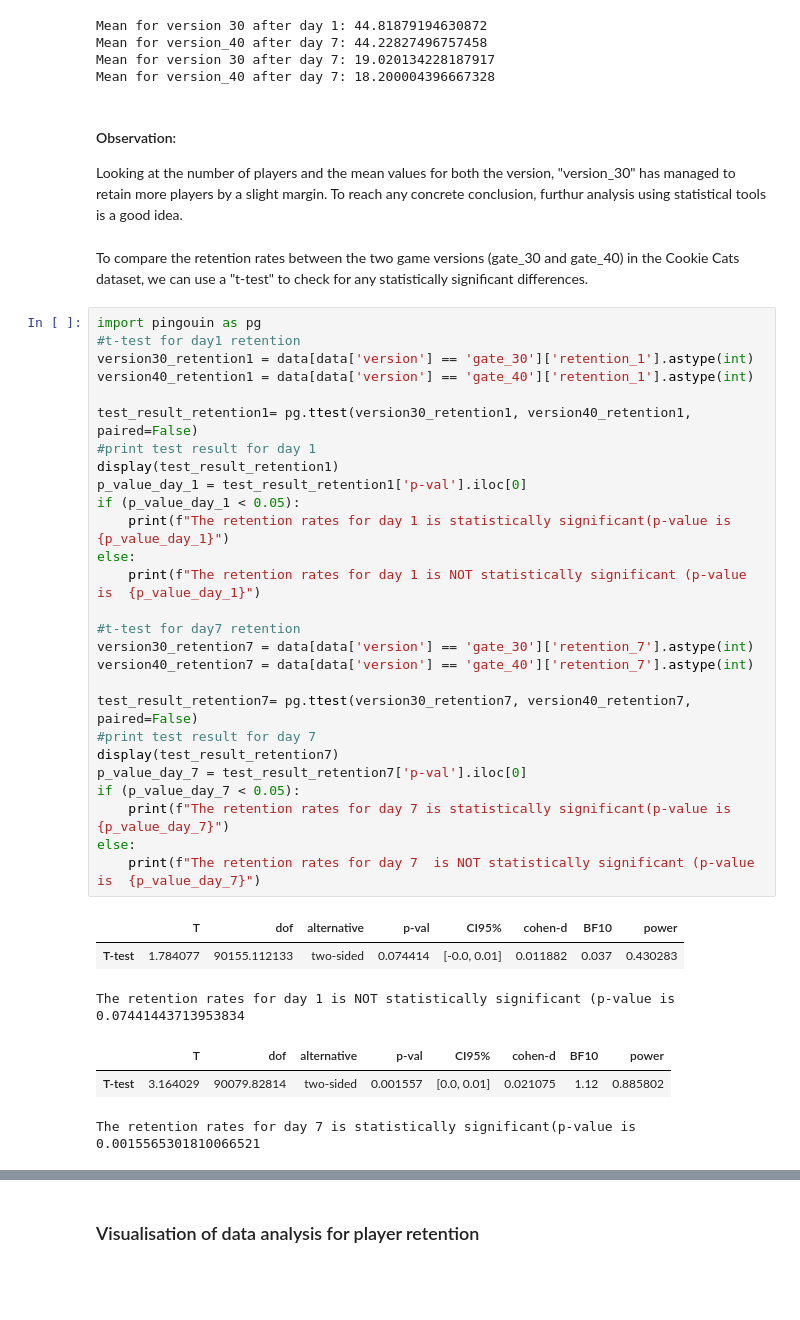
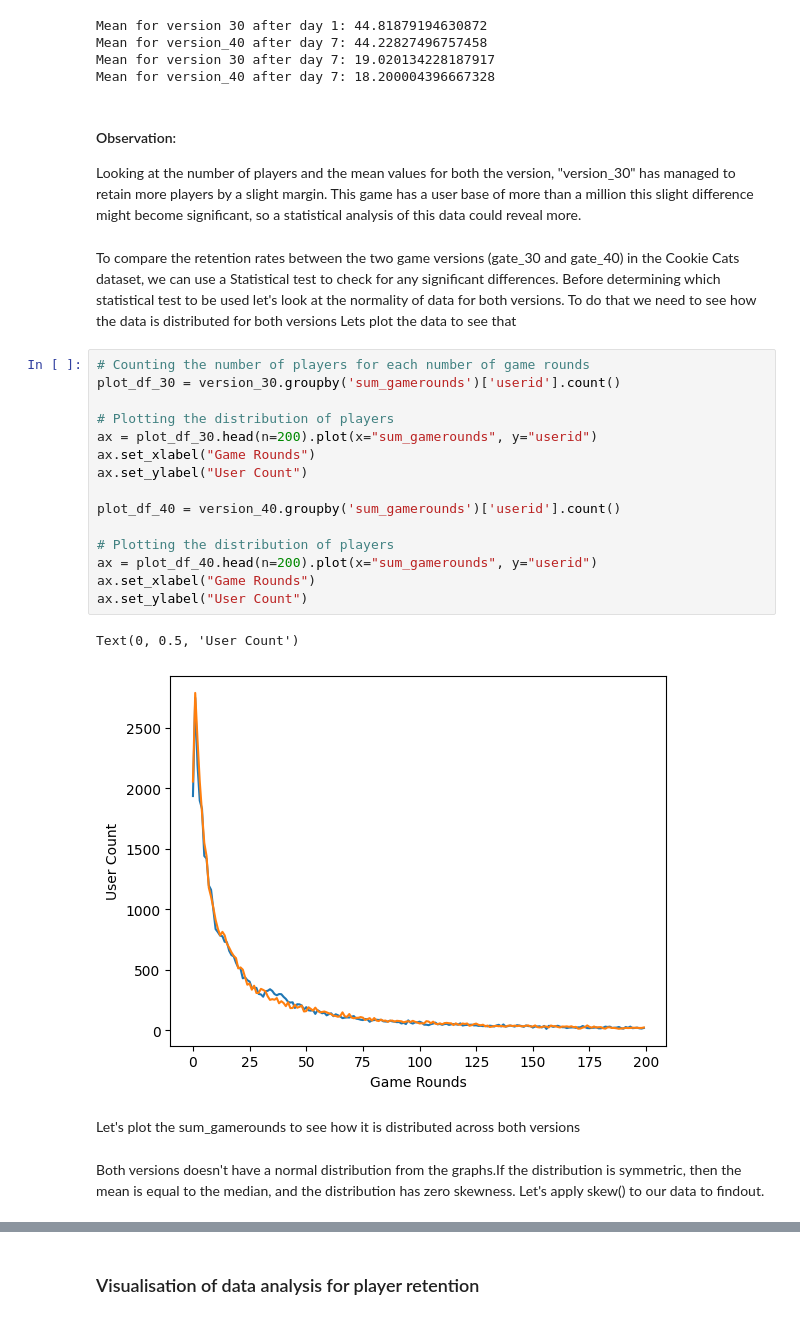
Before and after one commit to Skrishnaanjali/Cookie_cats_dataanalysis, a Jupyter notebook: Data_Analysis_cookiecats_final_draft.ipynb, the cells around one changed output, grey strips where cells are left out. Drawn from its saved outputs; the diff is of its cells as text; blank space fills up the shorter version.

Commit message:
1. Applied skew() method to data, plotted qq plot, did normality test 2.Added non parametric test 3.

```diff
--- a/Data_Analysis_cookiecats_final_draft.ipynb
+++ b/Data_Analysis_cookiecats_final_draft.ipynb
@@ -184,40 +184,31 @@ Mean for version 30 after day 7: 19.020134228187917
 Mean for version_40 after day 7: 18.200004396667328
 # %% [markdown]
 #### Observation:
-Looking at the number of players and the mean values for both the version, "version_30" has managed to retain more players by a slight margin. To reach any concrete conclusion, furthur analysis using statistical tools is a good idea.
+Looking at the number of players and the mean values for both the version, "version_30" has managed to retain more players by a slight margin. This game has a user base of more than a million this slight difference might become significant, so a statistical analysis of this data could reveal more.
 # %% [markdown]
-To compare the retention rates between the two game versions (gate_30 and gate_40) in the Cookie Cats dataset, we can use a "t-test" to check for any statistically significant differences.
+To compare the retention rates between the two game versions (gate_30 and gate_40) in the Cookie Cats dataset, we can use a Statistical test to  check for any  significant differences.
+Before determining which statistical test to be used let's look at the normality of data for both versions.
+To do that we need to see how the data is distributed for both versions
+Lets plot the data to see that
-# %%
-import pingouin as pg
-#t-test for day1 retention
-version30_retention1 = data[data['version'] == 'gate_30']['retention_1'].astype(int)
-version40_retention1 = data[data['version'] == 'gate_40']['retention_1'].astype(int)
-
-test_result_retention1= pg.ttest(version30_retention1, version40_retention1, paired=False)
-#print test result for day 1
-display(test_result_retention1)
-p_value_day_1 = test_result_retention1['p-val'].iloc[0]
-if (p_value_day_1 < 0.05):
-    print(f"The retention rates for day 1 is statistically significant(p-value is {p_value_day_1}")
-else:
-    print(f"The retention rates for day 1 is NOT statistically significant (p-value is  {p_value_day_1}")
-
-#t-test for day7 retention
-version30_retention7 = data[data['version'] == 'gate_30']['retention_7'].astype(int)
-version40_retention7 = data[data['version'] == 'gate_40']['retention_7'].astype(int)
-
-test_result_retention7= pg.ttest(version30_retention7, version40_retention7, paired=False)
-#print test result for day 7
-display(test_result_retention7)
-p_value_day_7 = test_result_retention7['p-val'].iloc[0]
-if (p_value_day_7 < 0.05):
-    print(f"The retention rates for day 7 is statistically significant(p-value is {p_value_day_7}")
-else:
-    print(f"The retention rates for day 7  is NOT statistically significant (p-value is  {p_value_day_7}")
-# %% [output]
-|  | T | dof | alternative | p-val | CI95% | cohen-d | BF10 | power |
-| T-test | 1.784077 | 90155.112133 | two-sided | 0.074414 | [-0.0, 0.01] | 0.011882 | 0.037 | 0.430283 |
-The retention rates for day 1 is NOT statistically significant (p-value is  0.07441443713953834
-|  | T | dof | alternative | p-val | CI95% | cohen-d | BF10 | power |
-| T-test | 3.164029 | 90079.82814 | two-sided | 0.001557 | [0.0, 0.01] | 0.021075 | 1.12 | 0.885802 |
-The retention rates for day 7 is statistically significant(p-value is 0.0015565301810066521
+# %%
+# Counting the number of players for each number of game rounds
+plot_df_30 = version_30.groupby('sum_gamerounds')['userid'].count()
+
+# Plotting the distribution of players
+ax = plot_df_30.head(n=200).plot(x="sum_gamerounds", y="userid")
+ax.set_xlabel("Game Rounds")
+ax.set_ylabel("User Count")
+
+plot_df_40 = version_40.groupby('sum_gamerounds')['userid'].count()
+
+# Plotting the distribution of players
+ax = plot_df_40.head(n=200).plot(x="sum_gamerounds", y="userid")
+ax.set_xlabel("Game Rounds")
+ax.set_ylabel("User Count")
+# %% [output]
+Text(0, 0.5, 'User Count')
+[figure, added]
+# %% [markdown]
+Let's plot the sum_gamerounds to see how it is distributed across both versions
+# %% [markdown]
+Both versions doesn't have a normal distribution from the graphs.If the distribution is symmetric, then the mean is equal to the median, and the distribution has zero skewness. Let's apply skew() to our data to findout.
```
Also changed, not shown: parts of 46 cells of this notebook.
